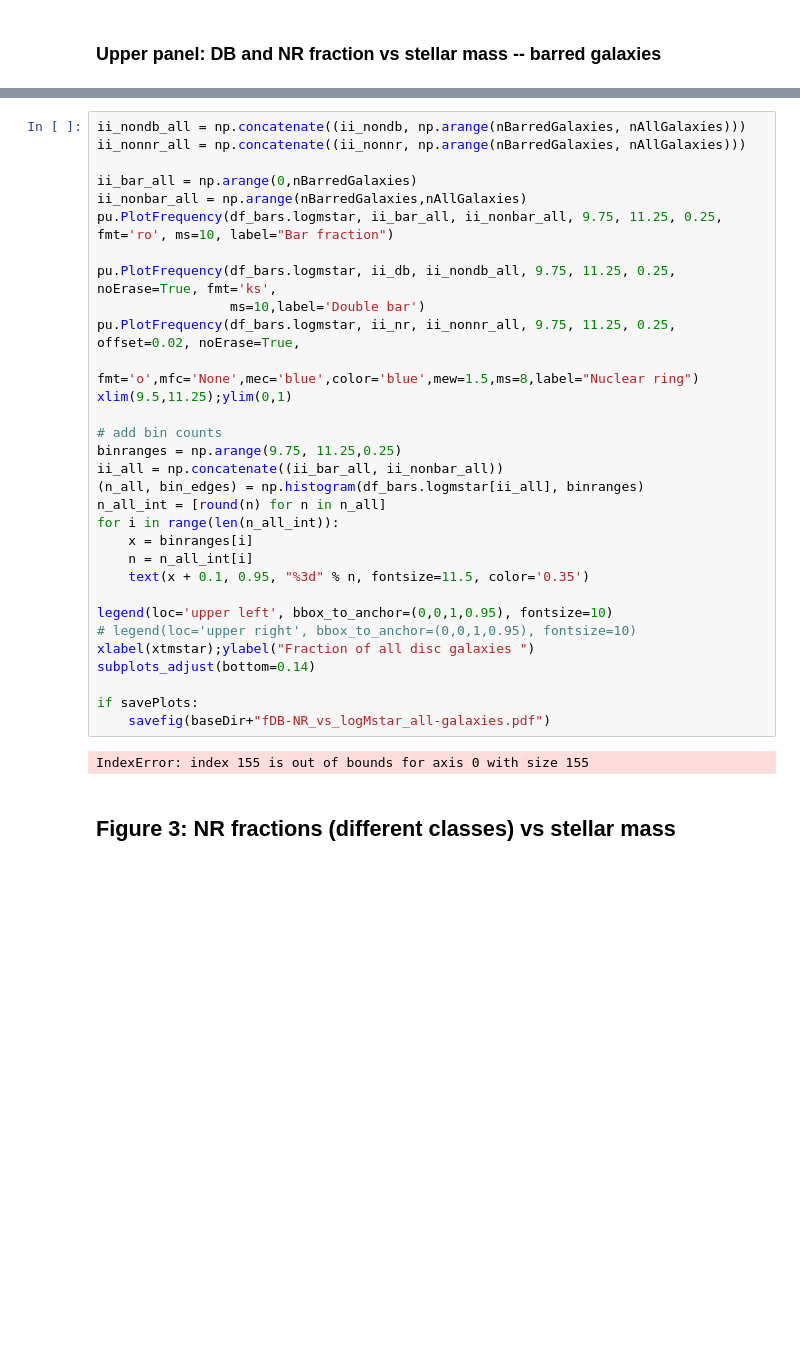
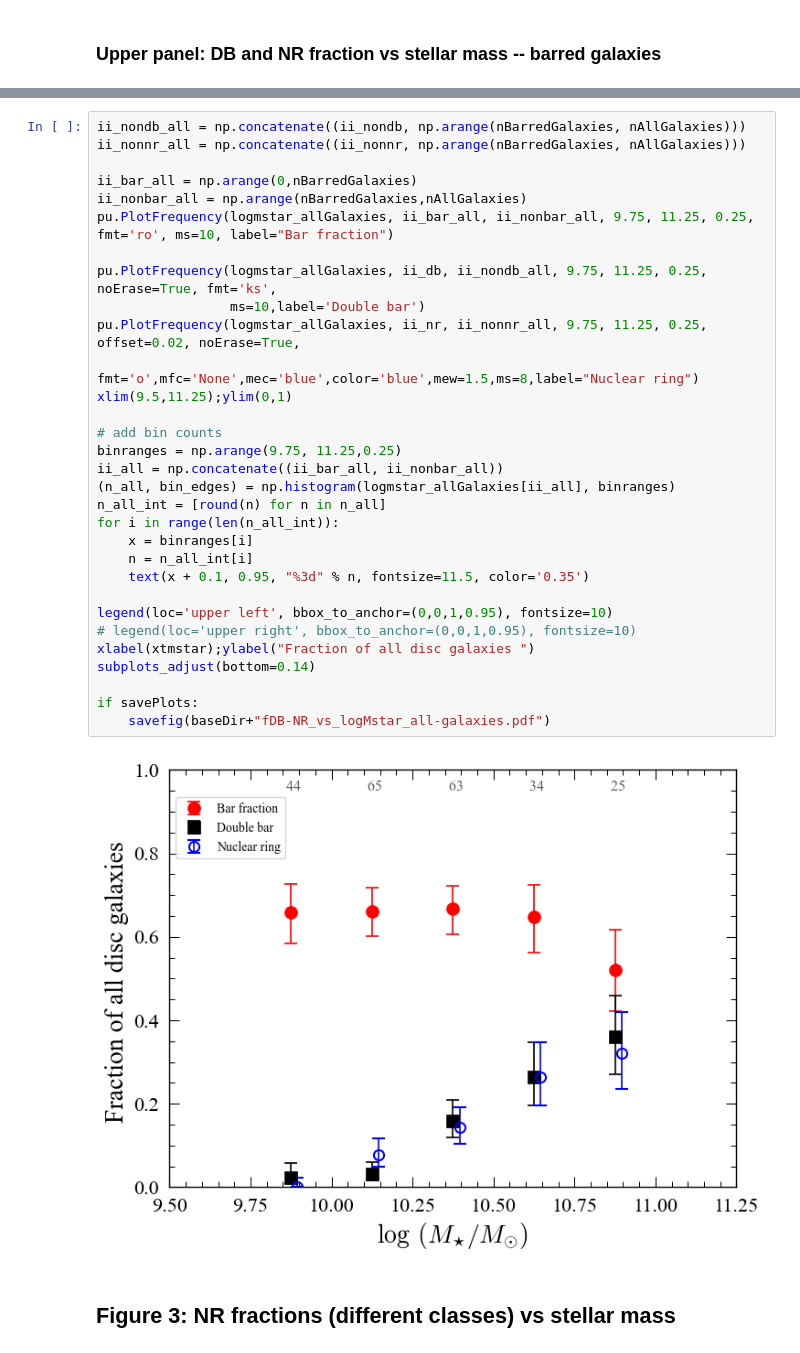
Before and after one commit to perwin/db-nr_paper, a Jupyter notebook: figures_for_paper.ipynb, the cells around one changed output, grey strips where cells are left out. Cells and saved outputs as stored; diff of their text form; blank space fills up the shorter version.

```diff
--- a/figures_for_paper.ipynb
+++ b/figures_for_paper.ipynb
@@ -305,36 +319,36 @@ if savePlots:
 # %%
 ii_nondb_all = np.concatenate((ii_nondb, np.arange(nBarredGalaxies, nAllGalaxies)))
 ii_nonnr_all = np.concatenate((ii_nonnr, np.arange(nBarredGalaxies, nAllGalaxies)))
 
 ii_bar_all = np.arange(0,nBarredGalaxies)
 ii_nonbar_all = np.arange(nBarredGalaxies,nAllGalaxies)
-pu.PlotFrequency(df_bars.logmstar, ii_bar_all, ii_nonbar_all, 9.75, 11.25, 0.25, fmt='ro', ms=10, label="Bar fraction")
+pu.PlotFrequency(logmstar_allGalaxies, ii_bar_all, ii_nonbar_all, 9.75, 11.25, 0.25, fmt='ro', ms=10, label="Bar fraction")
 
-pu.PlotFrequency(df_bars.logmstar, ii_db, ii_nondb_all, 9.75, 11.25, 0.25, noErase=True, fmt='ks',
+pu.PlotFrequency(logmstar_allGalaxies, ii_db, ii_nondb_all, 9.75, 11.25, 0.25, noErase=True, fmt='ks',
                  ms=10,label='Double bar')
-pu.PlotFrequency(df_bars.logmstar, ii_nr, ii_nonnr_all, 9.75, 11.25, 0.25, offset=0.02, noErase=True,
+pu.PlotFrequency(logmstar_allGalaxies, ii_nr, ii_nonnr_all, 9.75, 11.25, 0.25, offset=0.02, noErase=True,
                  fmt='o',mfc='None',mec='blue',color='blue',mew=1.5,ms=8,label="Nuclear ring")
 xlim(9.5,11.25);ylim(0,1)
 
 # add bin counts
 binranges = np.arange(9.75, 11.25,0.25)
 ii_all = np.concatenate((ii_bar_all, ii_nonbar_all))
-(n_all, bin_edges) = np.histogram(df_bars.logmstar[ii_all], binranges)
+(n_all, bin_edges) = np.histogram(logmstar_allGalaxies[ii_all], binranges)
 n_all_int = [round(n) for n in n_all]
 for i in range(len(n_all_int)):
     x = binranges[i]
     n = n_all_int[i]
     text(x + 0.1, 0.95, "%3d" % n, fontsize=11.5, color='0.35')
 
 legend(loc='upper left', bbox_to_anchor=(0,0,1,0.95), fontsize=10)
 # legend(loc='upper right', bbox_to_anchor=(0,0,1,0.95), fontsize=10)
 xlabel(xtmstar);ylabel("Fraction of all disc galaxies ")
 subplots_adjust(bottom=0.14)
 
 if savePlots:
     savefig(baseDir+"fDB-NR_vs_logMstar_all-galaxies.pdf")
 # %% [output]
-IndexError: index 155 is out of bounds for axis 0 with size 155
+[figure, added]
 # %% [markdown]
 ## Figure 3: NR fractions (different classes) vs stellar mass
 # %%
```
Also changed, not shown: parts of 22 cells of this notebook, 6 other files.
